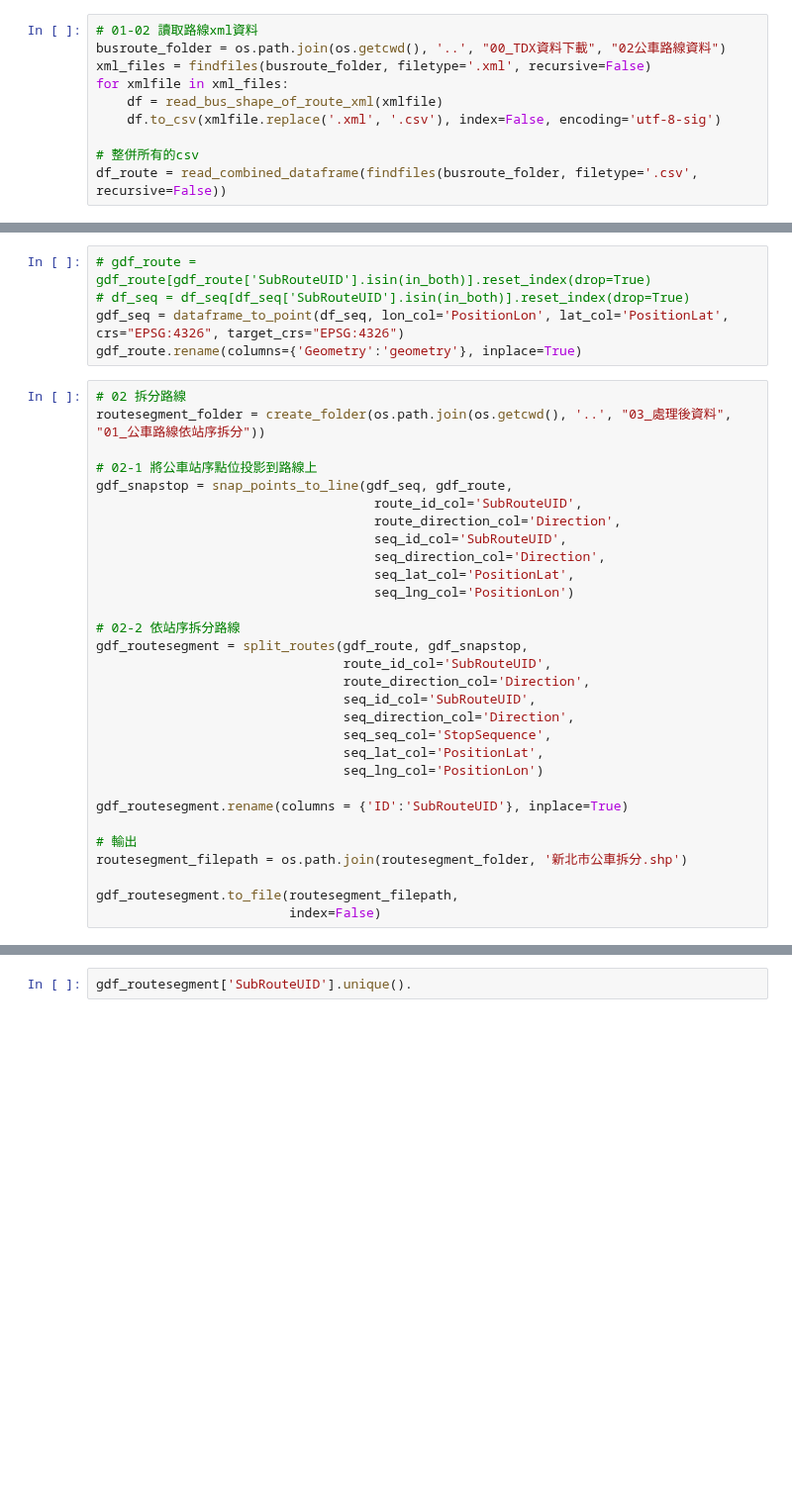
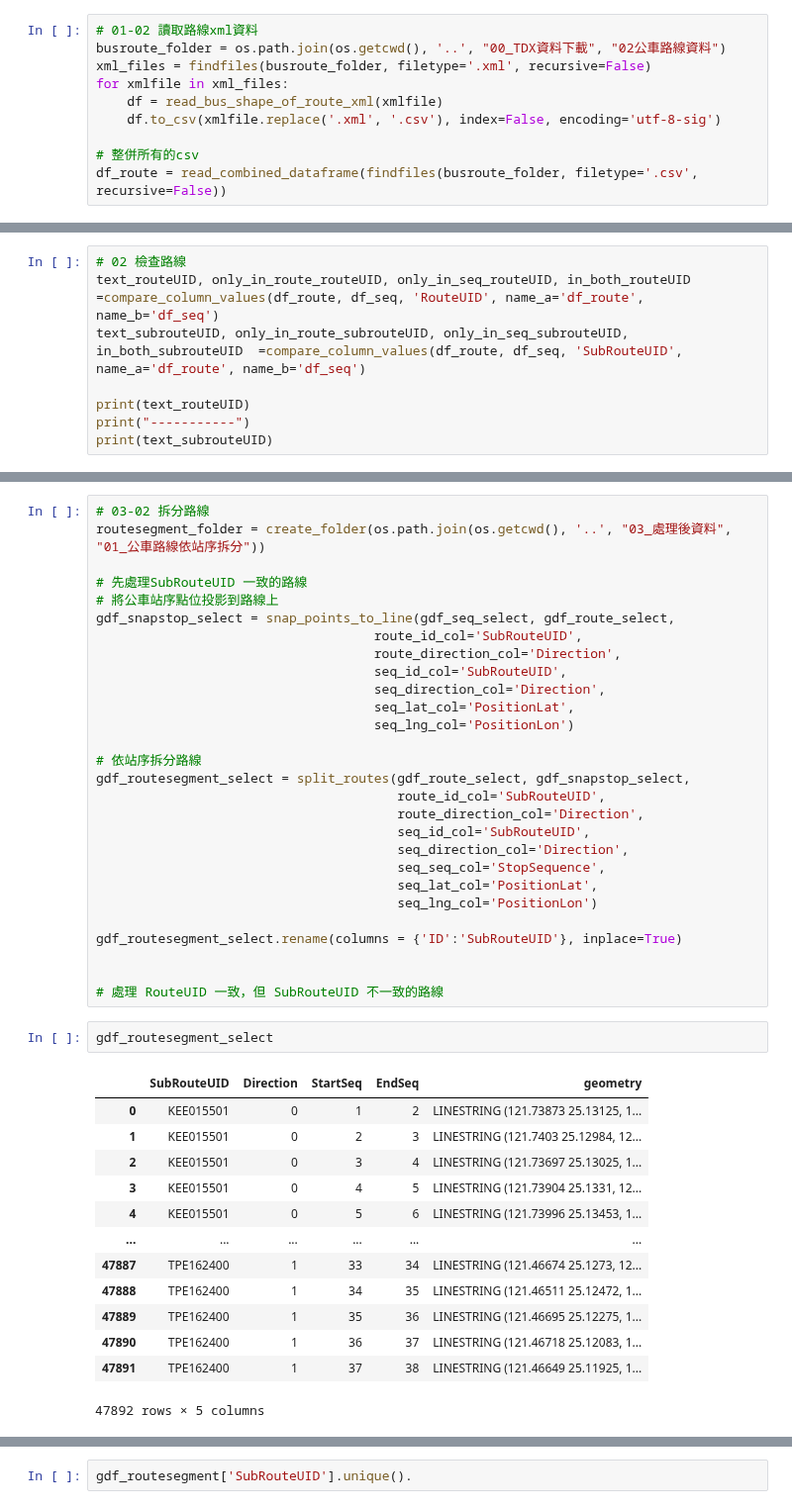
Before and after one commit to KaiChiehKJ/THI-6800-BusTicket, a Jupyter notebook: 02_公車路線shp拆分.ipynb, the cells around one changed output, grey strips where cells are left out. Shown at 99% size. Saved outputs shown, nothing was run; the diff lists cells and outputs as text; blank space fills up the shorter version.

Commit message:
Fix: 處理SubRouteUID 一致的內容

```diff
--- a/02_公車路線shp拆分.ipynb
+++ b/02_公車路線shp拆分.ipynb
@@ -360,0 +354,8 @@ df_seq[df_seq['SubRouteUID'].isin(only_in_seq)] [['RouteUID', 'RouteName_Zh', 'S
+# %%
+# 02 檢查路線
+text_routeUID, only_in_route_routeUID, only_in_seq_routeUID, in_both_routeUID  =compare_column_values(df_route, df_seq, 'RouteUID', name_a='df_route', name_b='df_seq')
+text_subrouteUID, only_in_route_subrouteUID, only_in_seq_subrouteUID, in_both_subrouteUID  =compare_column_values(df_route, df_seq, 'SubRouteUID', name_a='df_route', name_b='df_seq')
+
+print(text_routeUID)
+print("-----------")
+print(text_subrouteUID)
@@ -368,14 +402,10 @@ gdf_route = gpd.GeoDataFrame(df_route, geometry="Geometry", crs="EPSG:4326")
-# %%
-# gdf_route = gdf_route[gdf_route['SubRouteUID'].isin(in_both)].reset_index(drop=True)
-# df_seq = df_seq[df_seq['SubRouteUID'].isin(in_both)].reset_index(drop=True)
-gdf_seq = dataframe_to_point(df_seq, lon_col='PositionLon', lat_col='PositionLat', crs="EPSG:4326", target_crs="EPSG:4326")
-gdf_route.rename(columns={'Geometry':'geometry'}, inplace=True)
 # %%
-# 02 拆分路線
+# 03-02 拆分路線
 routesegment_folder = create_folder(os.path.join(os.getcwd(), '..', "03_處理後資料", "01_公車路線依站序拆分"))
 
-# 02-1 將公車站序點位投影到路線上
-gdf_snapstop = snap_points_to_line(gdf_seq, gdf_route,
+# 先處理SubRouteUID 一致的路線
+# 將公車站序點位投影到路線上
+gdf_snapstop_select = snap_points_to_line(gdf_seq_select, gdf_route_select,
                                     route_id_col='SubRouteUID',
                                     route_direction_col='Direction',
                                     seq_id_col='SubRouteUID',
@@ -383,20 +413,33 @@ gdf_snapstop = snap_points_to_line(gdf_seq, gdf_route,
                                     seq_lat_col='PositionLat',
                                     seq_lng_col='PositionLon')
 
-# 02-2 依站序拆分路線
-gdf_routesegment = split_routes(gdf_route, gdf_snapstop,
-                                route_id_col='SubRouteUID',
-                                route_direction_col='Direction',
-                                seq_id_col='SubRouteUID',
-                                seq_direction_col='Direction',
-                                seq_seq_col='StopSequence',
-                                seq_lat_col='PositionLat',
-                                seq_lng_col='PositionLon')
+# 依站序拆分路線
+gdf_routesegment_select = split_routes(gdf_route_select, gdf_snapstop_select,
+                                       route_id_col='SubRouteUID',
+                                       route_direction_col='Direction',
+                                       seq_id_col='SubRouteUID',
+                                       seq_direction_col='Direction',
+                                       seq_seq_col='StopSequence',
+                                       seq_lat_col='PositionLat',
+                                       seq_lng_col='PositionLon')
 
-gdf_routesegment.rename(columns = {'ID':'SubRouteUID'}, inplace=True)
+gdf_routesegment_select.rename(columns = {'ID':'SubRouteUID'}, inplace=True)
 
-# 輸出
-routesegment_filepath = os.path.join(routesegment_folder, '新北市公車拆分.shp')
 
-gdf_routesegment.to_file(routesegment_filepath,
-                         index=False)
+# 處理 RouteUID 一致，但 SubRouteUID 不一致的路線
+# %%
+gdf_routesegment_select
+# %% [output]
+|  | SubRouteUID | Direction | StartSeq | EndSeq | geometry |
+| 0 | KEE015501 | 0 | 1 | 2 | LINESTRING (121.73873 25.13125, 1... |
+| 1 | KEE015501 | 0 | 2 | 3 | LINESTRING (121.7403 25.12984, 12... |
+| 2 | KEE015501 | 0 | 3 | 4 | LINESTRING (121.73697 25.13025, 1... |
+| 3 | KEE015501 | 0 | 4 | 5 | LINESTRING (121.73904 25.1331, 12... |
+| 4 | KEE015501 | 0 | 5 | 6 | LINESTRING (121.73996 25.13453, 1... |
+| ... | ... | ... | ... | ... | ... |
+| 47887 | TPE162400 | 1 | 33 | 34 | LINESTRING (121.46674 25.1273, 12... |
+| 47888 | TPE162400 | 1 | 34 | 35 | LINESTRING (121.46511 25.12472, 1... |
+| 47889 | TPE162400 | 1 | 35 | 36 | LINESTRING (121.46695 25.12275, 1... |
+| 47890 | TPE162400 | 1 | 36 | 37 | LINESTRING (121.46718 25.12083, 1... |
+| 47891 | TPE162400 | 1 | 37 | 38 | LINESTRING (121.46649 25.11925, 1... |
+47892 rows × 5 columns
```
Also changed, not shown: parts of 9 cells of this notebook.
